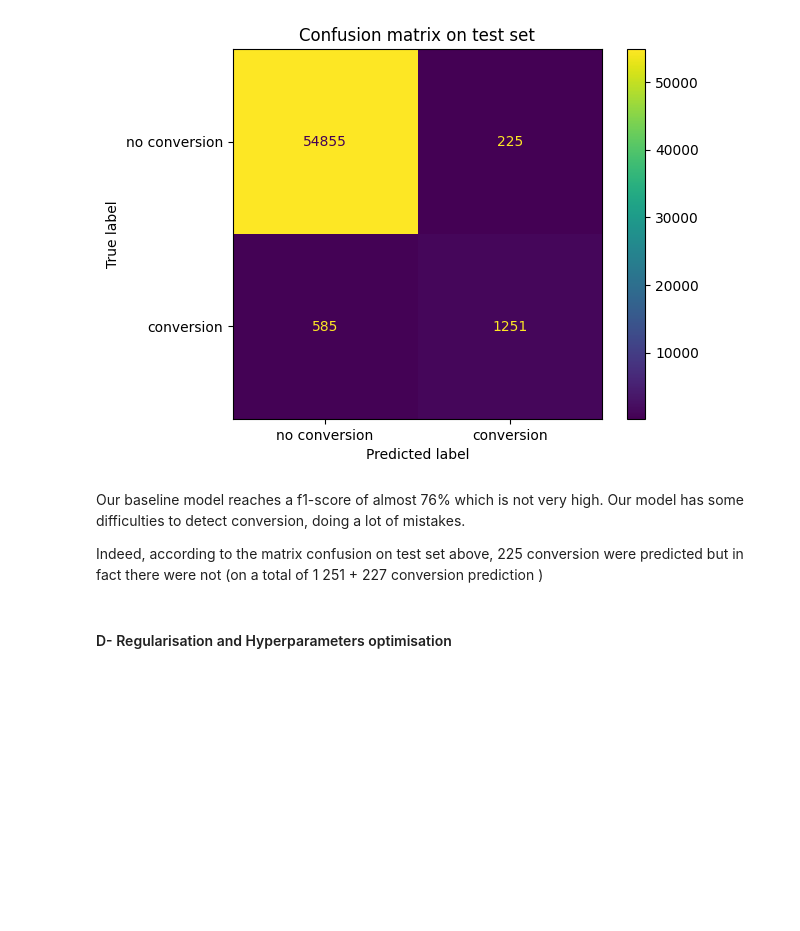
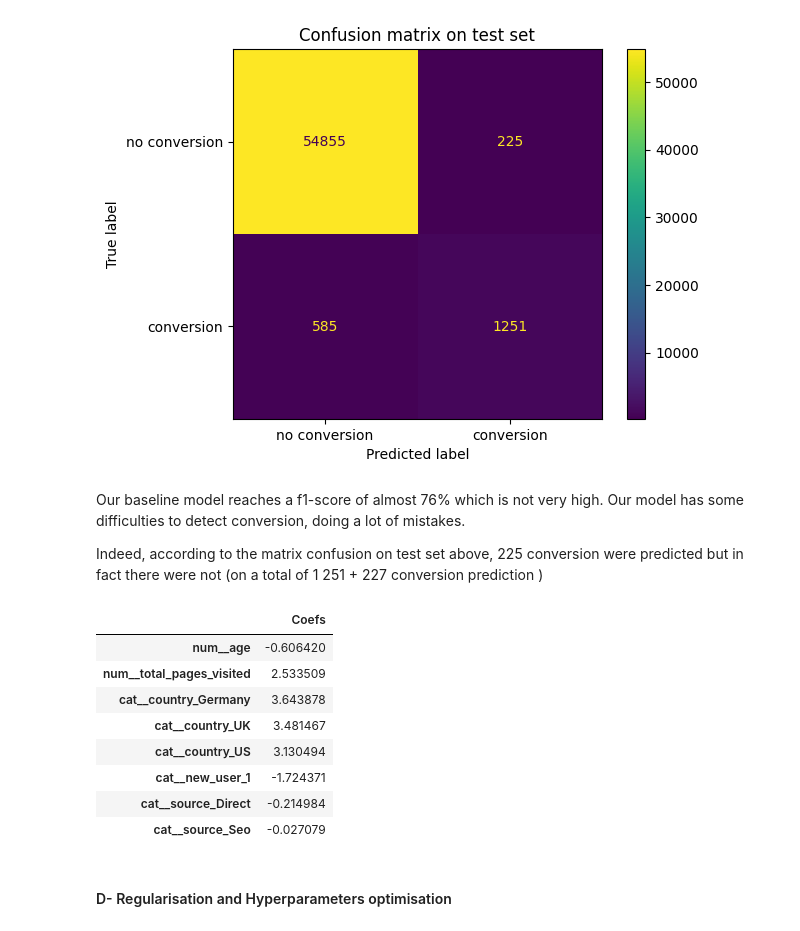
Before and after one commit to sdupland/bloc3_donn-es_structur-es, a Jupyter notebook: projet conversion rate challenge/Conversion_rate_challenge_sndd.ipynb, the cells around one changed output. Drawn from its saved outputs; the diff is of its cells as text; code cells hidden in the pictures; blank space fills up the shorter version.

Commit message:
update script
improvement of conclusion
add features analysis on logistical regression

```diff
--- a/projet conversion rate challenge/Conversion_rate_challenge_sndd.ipynb
+++ b/projet conversion rate challenge/Conversion_rate_challenge_sndd.ipynb
@@ -356,6 +356,28 @@ plt.show()
 Our baseline model reaches a f1-score of almost 76% which is not very high. Our model has some difficulties to detect conversion, doing a lot of mistakes.
 
 Indeed, according to the matrix confusion on test set above, 225 conversion were predicted but in fact there were not (on a total of 1 251 + 227 conversion prediction )
+# %%
+# allow to get features names after preprocessing
+encoded_cols = list(preprocessor.get_feature_names_out(X.columns))
+# Analysis of feature importance
+# create a dataframe with features name and their coefficients
+features_analysis = pd.DataFrame(index=encoded_cols, # name of features after preprocessing as index
+                                 data = classifier.coef_.transpose(), # coefficient for each feature as values
+                                 columns=["Coefs"]) # column name
+
+# as the number of features isn't significant, we made the choice to show them all
+# we could also retain the absolut value of the coefficient, and sort them by decreasing value (we did that in Part 4)
+features_analysis
+# %% [output]
+|  | Coefs |
+| num__age | -0.606420 |
+| num__total_pages_visited | 2.533509 |
+| cat__country_Germany | 3.643878 |
+| cat__country_UK | 3.481467 |
+| cat__country_US | 3.130494 |
+| cat__new_user_1 | -1.724371 |
+| cat__source_Direct | -0.214984 |
+| cat__source_Seo | -0.027079 |
 # %% [markdown]
 #### D- Regularisation and Hyperparameters optimisation
 # %%
```
Also changed, not shown: parts of 11 cells of this notebook.
